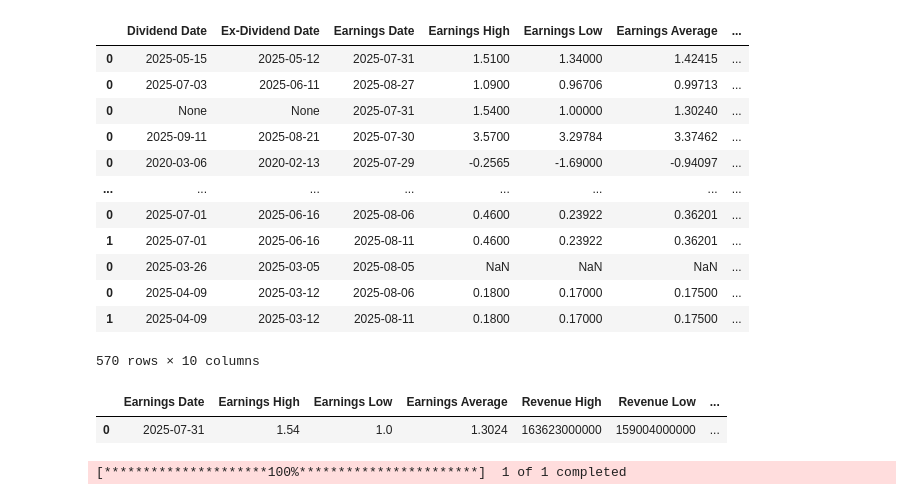
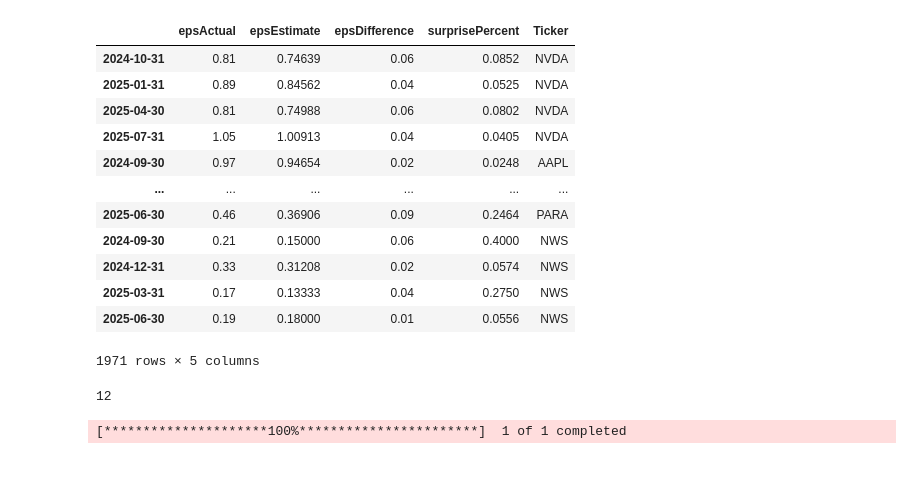
Before and after one commit to Starfalco/MKTmasta, a Jupyter notebook: Buy & Hold Port Screener - Multi tasking - 10.03.23.ipynb, the cells around one changed output. Cells and saved outputs as stored; diff of their text form; code cells hidden in the pictures; blank space fills up the shorter version.

```diff
--- a/Buy & Hold Port Screener - Multi tasking - 10.03.23.ipynb
+++ b/Buy & Hold Port Screener - Multi tasking - 10.03.23.ipynb
@@ -19,28 +19,32 @@ from json import loads
 from curl_cffi import requests
 # %%
 # yf.download(["msft","aapl"], start = '2024-06-01', end = '2024-06-30', group_by = 'ticker').stack(level=0).to_parquet('extracts/price_msft.parquet')
-df = pd.read_parquet('extracts/earnings_dates.parquet')
+df = pd.read_parquet('extracts/earnings_history.parquet')
 # df = pd.DataFrame(df.to_records())
 # df = df[df["Ticker"] == "AMZN"]
+# df=df[df['Ticker']=='MSFT']['surprisePercent']
+# df=df.loc['0y','yearAgoEps']
 df
 # %% [output]
-|  | Dividend Date | Ex-Dividend Date | Earnings Date | Earnings High | Earnings Low | Earnings Average | ... |
-| 0 | 2025-05-15 | 2025-05-12 | 2025-07-31 | 1.5100 | 1.34000 | 1.42415 | ... |
-| 0 | 2025-07-03 | 2025-06-11 | 2025-08-27 | 1.0900 | 0.96706 | 0.99713 | ... |
-| 0 | None | None | 2025-07-31 | 1.5400 | 1.00000 | 1.30240 | ... |
-| 0 | 2025-09-11 | 2025-08-21 | 2025-07-30 | 3.5700 | 3.29784 | 3.37462 | ... |
-| 0 | 2020-03-06 | 2020-02-13 | 2025-07-29 | -0.2565 | -1.69000 | -0.94097 | ... |
-| ... | ... | ... | ... | ... | ... | ... | ... |
-| 0 | 2025-07-01 | 2025-06-16 | 2025-08-06 | 0.4600 | 0.23922 | 0.36201 | ... |
-| 1 | 2025-07-01 | 2025-06-16 | 2025-08-11 | 0.4600 | 0.23922 | 0.36201 | ... |
-| 0 | 2025-03-26 | 2025-03-05 | 2025-08-05 | NaN | NaN | NaN | ... |
-| 0 | 2025-04-09 | 2025-03-12 | 2025-08-06 | 0.1800 | 0.17000 | 0.17500 | ... |
-| 1 | 2025-04-09 | 2025-03-12 | 2025-08-11 | 0.1800 | 0.17000 | 0.17500 | ... |
+|  | epsActual | epsEstimate | epsDifference | surprisePercent | Ticker |
+| 2024-10-31 | 0.81 | 0.74639 | 0.06 | 0.0852 | NVDA |
+| 2025-01-31 | 0.89 | 0.84562 | 0.04 | 0.0525 | NVDA |
+| 2025-04-30 | 0.81 | 0.74988 | 0.06 | 0.0802 | NVDA |
+| 2025-07-31 | 1.05 | 1.00913 | 0.04 | 0.0405 | NVDA |
+| 2024-09-30 | 0.97 | 0.94654 | 0.02 | 0.0248 | AAPL |
+| ... | ... | ... | ... | ... | ... |
+| 2025-06-30 | 0.46 | 0.36906 | 0.09 | 0.2464 | PARA |
+| 2024-09-30 | 0.21 | 0.15000 | 0.06 | 0.4000 | NWS |
+| 2024-12-31 | 0.33 | 0.31208 | 0.02 | 0.0574 | NWS |
+| 2025-03-31 | 0.17 | 0.13333 | 0.04 | 0.2750 | NWS |
+| 2025-06-30 | 0.19 | 0.18000 | 0.01 | 0.0556 | NWS |
-570 rows × 10 columns
+1971 rows × 5 columns
-# %%
-session = requests.Session(impersonate="chrome")
-df = pd.DataFrame(yf.Ticker("AMZN", session=session).get_calendar())
-df
-# %% [output]
-|  | Earnings Date | Earnings High | Earnings Low | Earnings Average | Revenue High | Revenue Low | ... |
-| 0 | 2025-07-31 | 1.54 | 1.0 | 1.3024 | 163623000000 | 159004000000 | ... |
+# %%
+session = requests.Session(impersonate="chrome")
+d = yf.Ticker("AMZN", session=session).get_balance_sheet()
+# df = pd.DataFrame(d)
+# m = np.datetime64(d.columns.values[0],'M')
+m = str(np.datetime64(d.columns.values[0],'M'))[-2:]
+print(m)
+# %% [output]
+12
```
Also changed, not shown: parts of 1 cell of this notebook, 11 other files.
